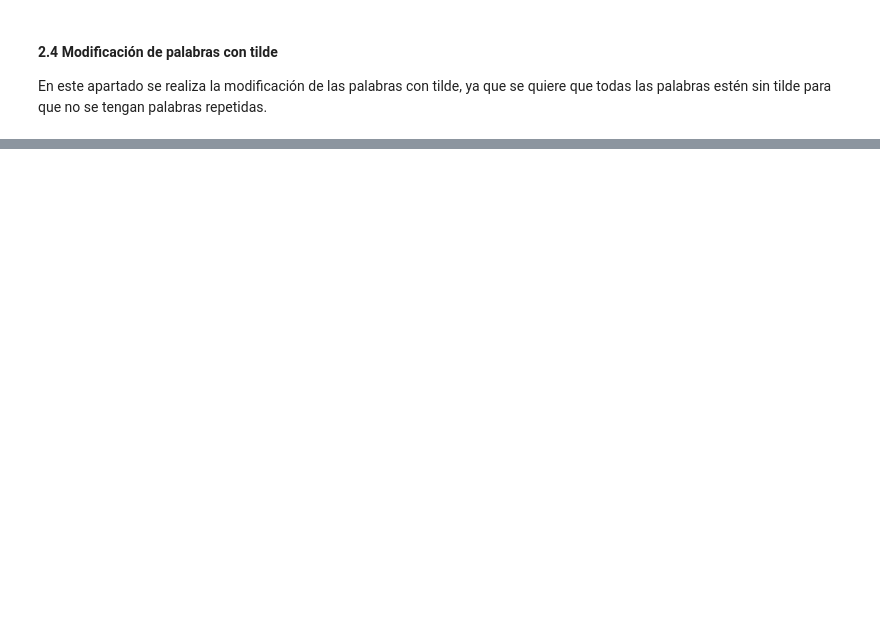
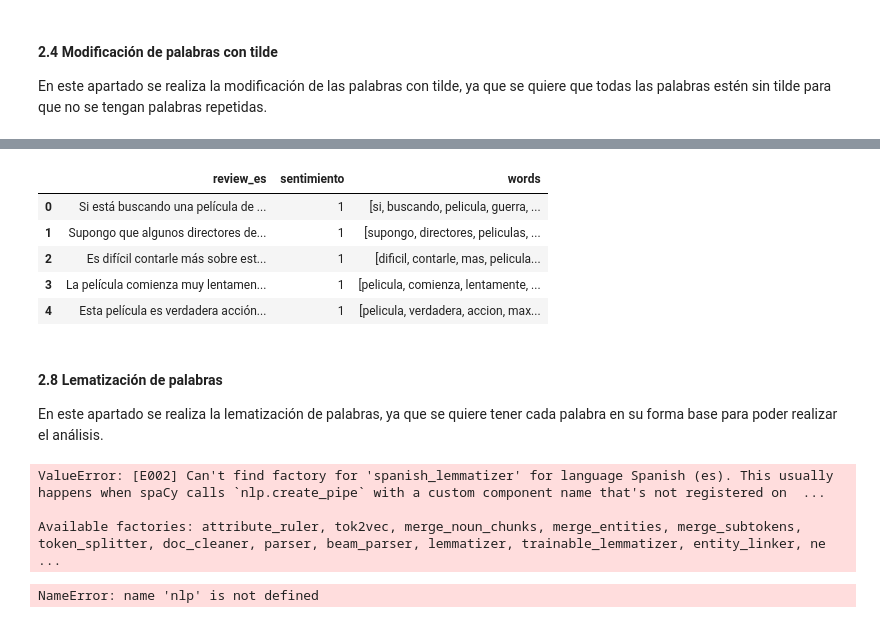
Before and after one commit to Zucaritas-BI/Proyecto-1, a Jupyter notebook: proy_desarrollo.ipynb, the cells around one changed output, grey strips where cells are left out. Cells and saved outputs as stored; diff of their text form; code cells hidden in the pictures; blank space fills up the shorter version.

Commit message:
lemmas not working

```diff
--- a/proy_desarrollo.ipynb
+++ b/proy_desarrollo.ipynb
@@ -177,0 +313,43 @@ En este apartado se realiza la eliminación de las palabras vacías, ya que esta
+# %%
+# Tokenización de palabras
+df_movies_prep['words'] = df_movies_prep['words'].apply(lambda x: word_tokenize(x))
+# %%
+df_movies_prep.head()
+# %% [output]
+|  | review_es | sentimiento | words |
+| 0 | Si está buscando una película de ... | 1 | [si, buscando, pelicula, guerra, ... |
+| 1 | Supongo que algunos directores de... | 1 | [supongo, directores, peliculas, ... |
+| 2 | Es difícil contarle más sobre est... | 1 | [dificil, contarle, mas, pelicula... |
+| 3 | La película comienza muy lentamen... | 1 | [pelicula, comienza, lentamente, ... |
+| 4 | Esta película es verdadera acción... | 1 | [pelicula, verdadera, accion, max... |
+# %% [markdown]
+#### 2.8 Lematización de palabras
+En este apartado se realiza la lematización de palabras, ya que se quiere tener cada palabra en su forma base para poder realizar el análisis.
+# %%
+# Para este apartado hacemos uso de spacy para lematizar
+# Se descarga el modelo de spacy para español
+# Instalamos spacy
+# %pip install spacy
+# %pip install spacy_spanish_lemmatizer
+
+import spacy
+nlp = spacy.load("es_core_news_sm")
+
+import es_core_news_sm
+
+nlp = es_core_news_sm.load()
+
+# Descargamos el modelo de spacy para español
+# !python -m spacy download es_core_news_sm
+# !python -m spacy_spanish_lemmatizer download wiki
+
+# Change "es" to the Spanish model installed in step 2
+nlp = spacy.load("es_core_news_sm")
+nlp.replace_pipe("lemmatizer", "spanish_lemmatizer")
+
+# importamos snowballstemmer para hacer stemming
+from nltk.stem.snowball import SnowballStemmer
+# %% [output]
+ValueError: [E002] Can't find factory for 'spanish_lemmatizer' for language Spanish (es). This usually happens when spaCy calls `nlp.create_pipe` with a custom component name that's not registered on  ...
+
+Available factories: attribute_ruler, tok2vec, merge_noun_chunks, merge_entities, merge_subtokens, token_splitter, doc_cleaner, parser, beam_parser, lemmatizer, trainable_lemmatizer, entity_linker, ne ...
@@ -177,0 +383,8 @@ En este apartado se realiza la eliminación de las palabras vacías, ya que esta
+# %%
+# Se normalizan las palabras
+df_movies_prep['words'] = df_movies_prep['words'].apply(normalize)
+
+#Visualización de los cambios
+df_movies_prep.head()
+# %% [output]
+NameError: name 'nlp' is not defined
```
Also changed, not shown: parts of 23 cells of this notebook.
